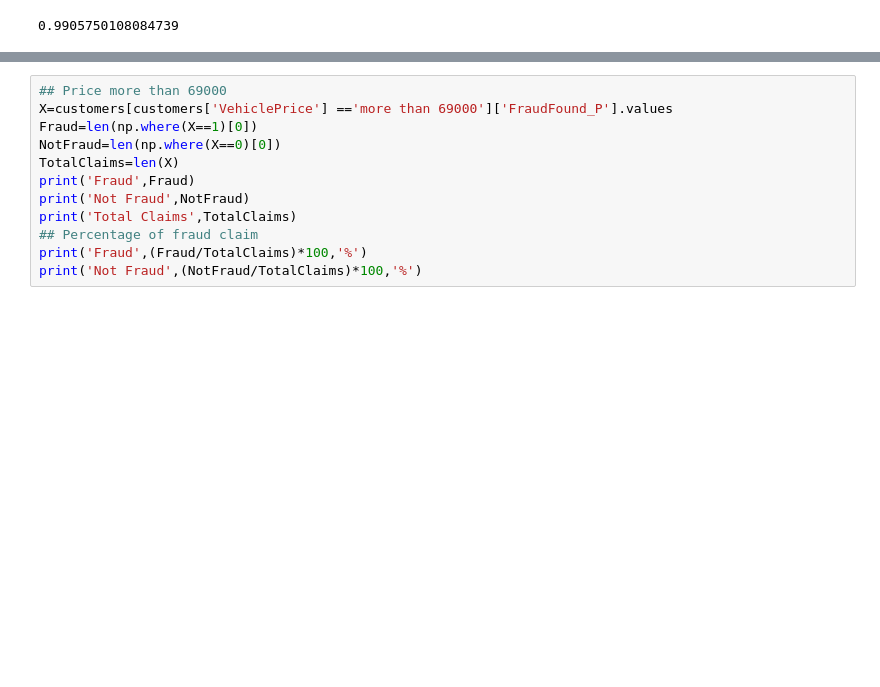
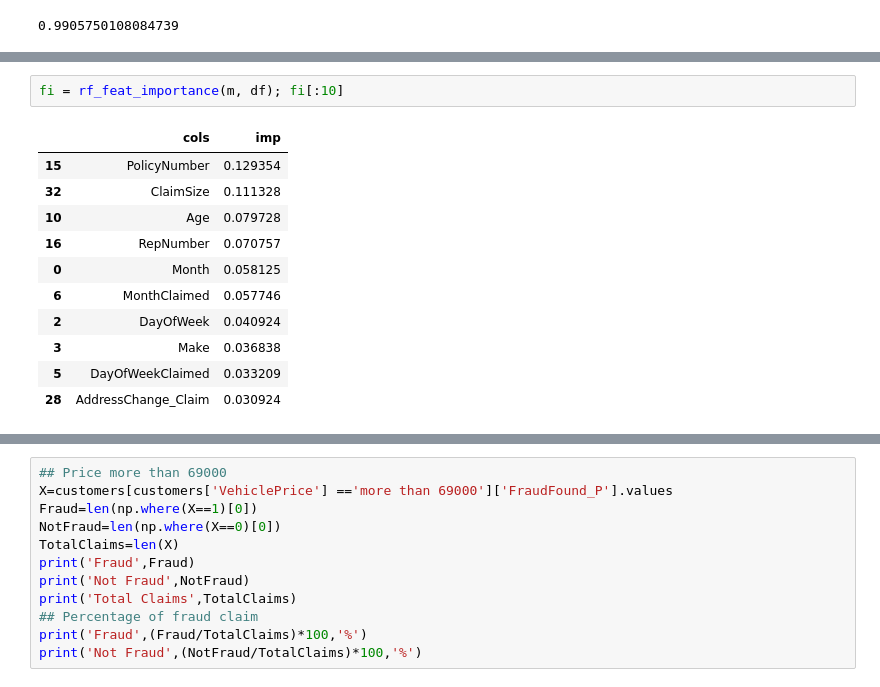
Before and after one commit to Siddharth-Singhs/EXL, a Jupyter notebook: EXL-Vaibhav.ipynb, the cells around one changed output, grey strips where cells are left out. Saved outputs shown, nothing was run; the diff lists cells and outputs as text; blank space fills up the shorter version.

```diff
--- a/EXL-Vaibhav.ipynb
+++ b/EXL-Vaibhav.ipynb
@@ -239,0 +173,14 @@ def split_vals(a, n):
+# %%
+fi = rf_feat_importance(m, df); fi[:10]
+# %% [output]
+|  | cols | imp |
+| 15 | PolicyNumber | 0.129354 |
+| 32 | ClaimSize | 0.111328 |
+| 10 | Age | 0.079728 |
+| 16 | RepNumber | 0.070757 |
+| 0 | Month | 0.058125 |
+| 6 | MonthClaimed | 0.057746 |
+| 2 | DayOfWeek | 0.040924 |
+| 3 | Make | 0.036838 |
+| 5 | DayOfWeekClaimed | 0.033209 |
+| 28 | AddressChange_Claim | 0.030924 |
```
Also changed, not shown: parts of 21 cells of this notebook.
